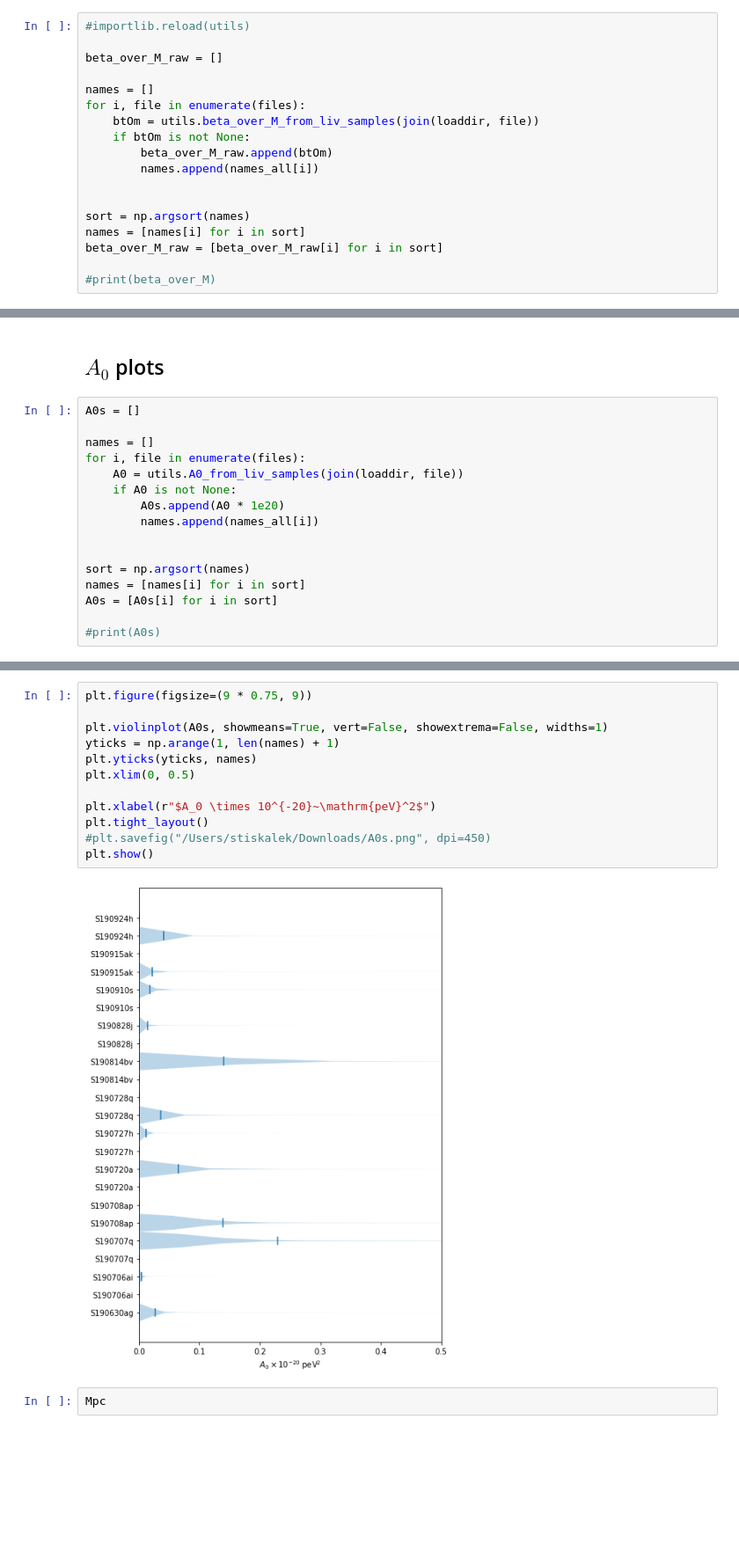
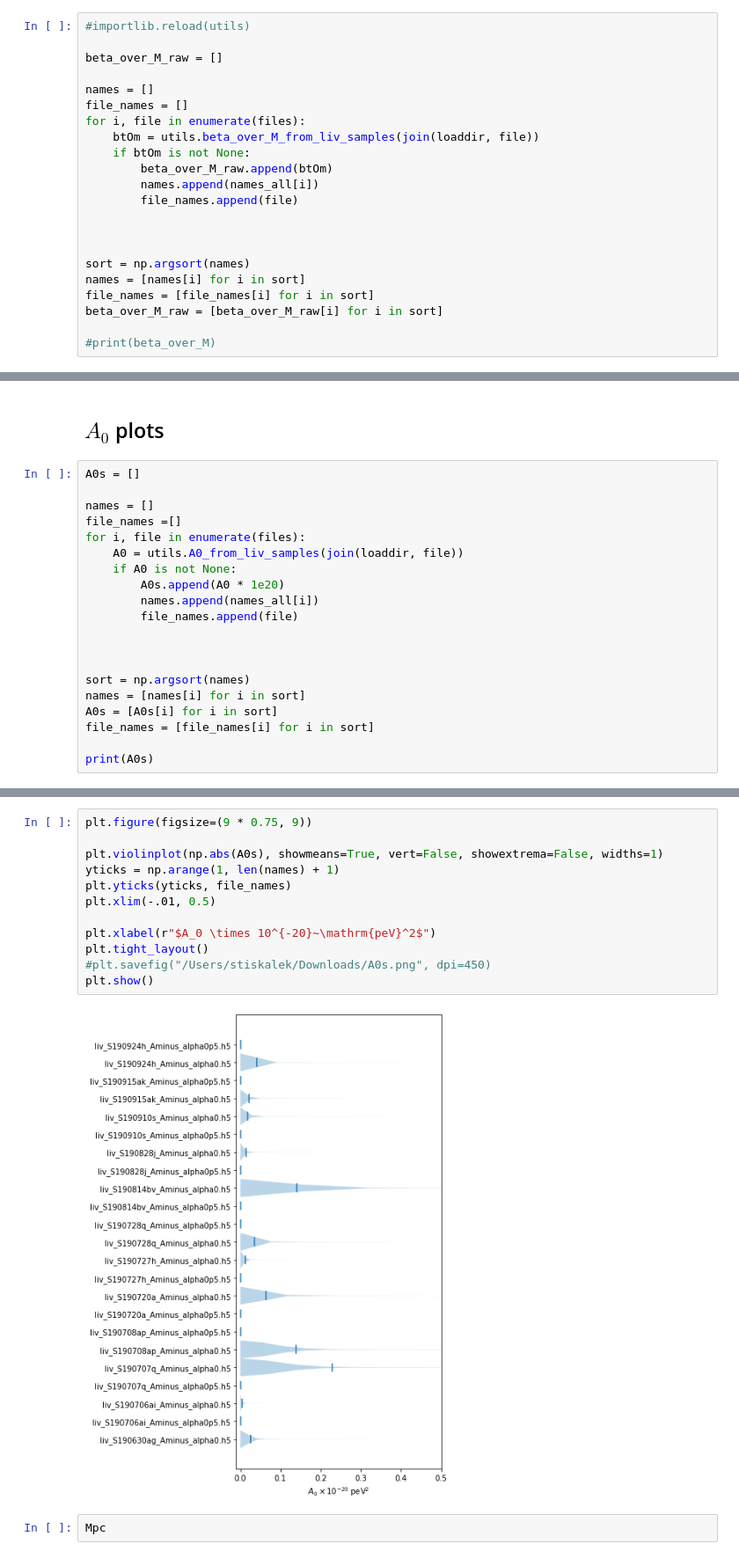
Before and after one commit to Richard-Sti/GSHE_public, a Jupyter notebook: scripts/plot_liv.ipynb, the cells around one changed output, grey strips where cells are left out. Shown: that part at 88% size. Drawn from its saved outputs; the diff is of its cells as text; blank space fills up the shorter version.

```diff
--- a/scripts/plot_liv.ipynb
+++ b/scripts/plot_liv.ipynb
@@ -38,15 +103,19 @@ print(files)
 beta_over_M_raw = []
 
 names = []
+file_names = []
 for i, file in enumerate(files):
     btOm = utils.beta_over_M_from_liv_samples(join(loaddir, file))
     if btOm is not None:
         beta_over_M_raw.append(btOm)
         names.append(names_all[i])
+        file_names.append(file)
+
 
 
 sort = np.argsort(names)
 names = [names[i] for i in sort]
+file_names = [file_names[i] for i in sort]
 beta_over_M_raw = [beta_over_M_raw[i] for i in sort]
 
 #print(beta_over_M)
@@ -104,15 +267,19 @@ print(hi)
 A0s = []
 
 names = []
+file_names =[]
 for i, file in enumerate(files):
     A0 = utils.A0_from_liv_samples(join(loaddir, file))
     if A0 is not None:
         A0s.append(A0 * 1e20)
         names.append(names_all[i])
+        file_names.append(file)
+
 
 
 sort = np.argsort(names)
 names = [names[i] for i in sort]
 A0s = [A0s[i] for i in sort]
+file_names = [file_names[i] for i in sort]
 
-#print(A0s)
+print(A0s)
@@ -119,17 +304,17 @@ A0s = [A0s[i] for i in sort]
 # %%
 plt.figure(figsize=(9 * 0.75, 9))
 
-plt.violinplot(A0s, showmeans=True, vert=False, showextrema=False, widths=1)
+plt.violinplot(np.abs(A0s), showmeans=True, vert=False, showextrema=False, widths=1)
 yticks = np.arange(1, len(names) + 1)
-plt.yticks(yticks, names)
-plt.xlim(0, 0.5)
+plt.yticks(yticks, file_names)
+plt.xlim(-.01, 0.5)
 
 plt.xlabel(r"$A_0 \times 10^{-20}~\mathrm{peV}^2$")
 plt.tight_layout()
 #plt.savefig("/Users/stiskalek/Downloads/A0s.png", dpi=450)
 plt.show()
 # %% [output]
-[figure, old version]
+[figure, new version]
 # %%
 Mpc
 # %%
```
Also changed, not shown: parts of 28 cells of this notebook, 1 other file.
